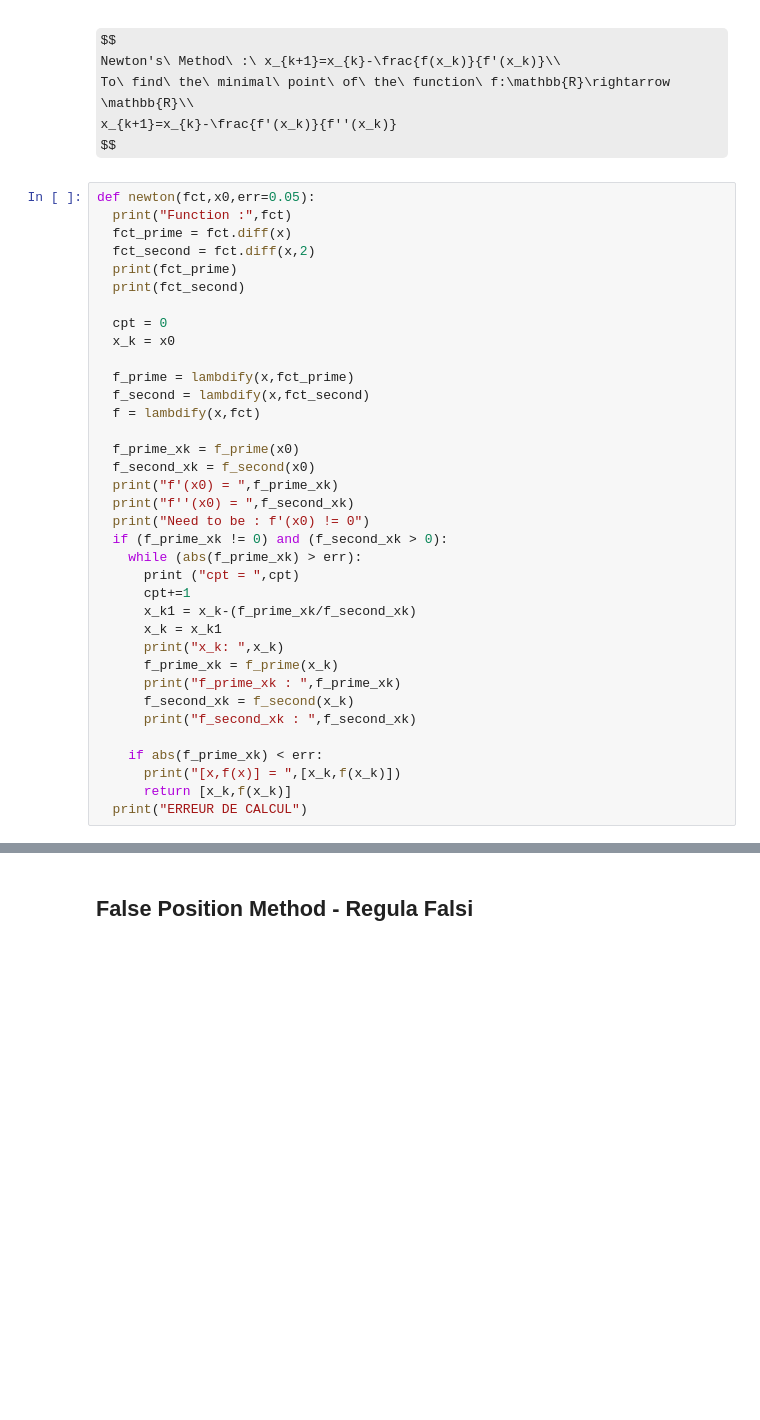
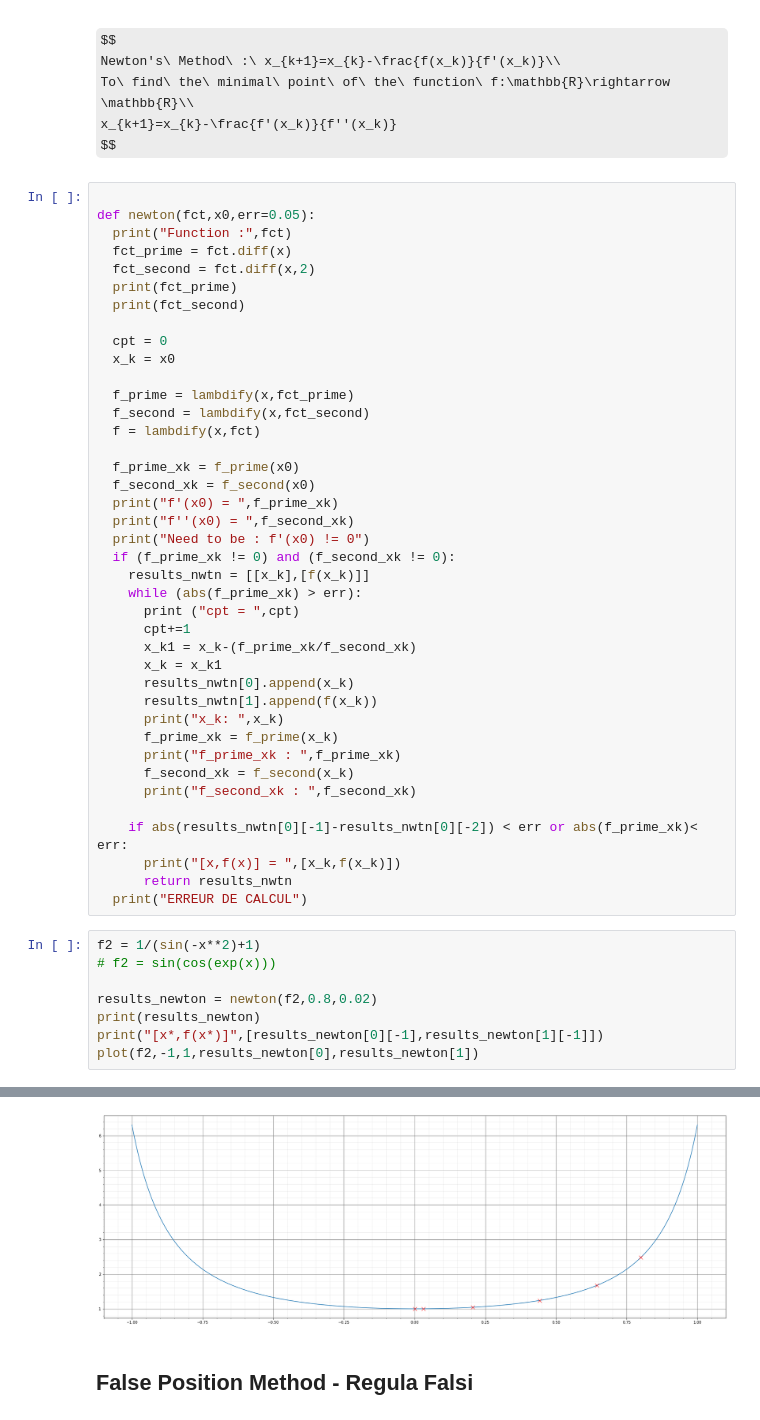
Before and after one commit to Taylor-X01/Optimization-Algorithm, a Jupyter notebook: Line_search.ipynb, the cells around one changed output, grey strips where cells are left out. Drawn from its saved outputs; the diff is of its cells as text; some formulas as TeX source; blank space fills up the shorter version.

```diff
--- a/Line_search.ipynb
+++ b/Line_search.ipynb
@@ -130,6 +151,7 @@ To\ find\ the\ minimal\ point\ of\ the\ function\ f:\mathbb{R}\rightarrow \mathb
 x_{k+1}=x_{k}-\frac{f'(x_k)}{f''(x_k)}
 $$
 # %%
+
 def newton(fct,x0,err=0.05):
   print("Function :",fct)
   fct_prime = fct.diff(x)
@@ -149,19 +171,31 @@ def newton(fct,x0,err=0.05):
   print("f'(x0) = ",f_prime_xk)
   print("f''(x0) = ",f_second_xk)
   print("Need to be : f'(x0) != 0")
-  if (f_prime_xk != 0) and (f_second_xk > 0):
+  if (f_prime_xk != 0) and (f_second_xk != 0):
+    results_nwtn = [[x_k],[f(x_k)]]
     while (abs(f_prime_xk) > err):
       print ("cpt = ",cpt)
       cpt+=1
       x_k1 = x_k-(f_prime_xk/f_second_xk)
       x_k = x_k1
+      results_nwtn[0].append(x_k)
+      results_nwtn[1].append(f(x_k))
       print("x_k: ",x_k)
       f_prime_xk = f_prime(x_k)
       print("f_prime_xk : ",f_prime_xk)
       f_second_xk = f_second(x_k)
       print("f_second_xk : ",f_second_xk)
 
-    if abs(f_prime_xk) < err:
+    if abs(results_nwtn[0][-1]-results_nwtn[0][-2]) < err or abs(f_prime_xk)< err:
       print("[x,f(x)] = ",[x_k,f(x_k)])
-      return [x_k,f(x_k)]
+      return results_nwtn
   print("ERREUR DE CALCUL")
+# %%
+f2 = 1/(sin(-x**2)+1)
+# f2 = sin(cos(exp(x)))
+
+results_newton = newton(f2,0.8,0.02)
+print(results_newton)
+print("[x*,f(x*)]",[results_newton[0][-1],results_newton[1][-1]])
+plot(f2,-1,1,results_newton[0],results_newton[1])
+# %% [output]
@@ -168,3 +219,4 @@ def newton(fct,x0,err=0.05):
+[figure, added]
 # %% [markdown]
 ## False Position Method - Regula Falsi
 # %% [markdown]
```
Also changed, not shown: parts of 8 cells of this notebook.
